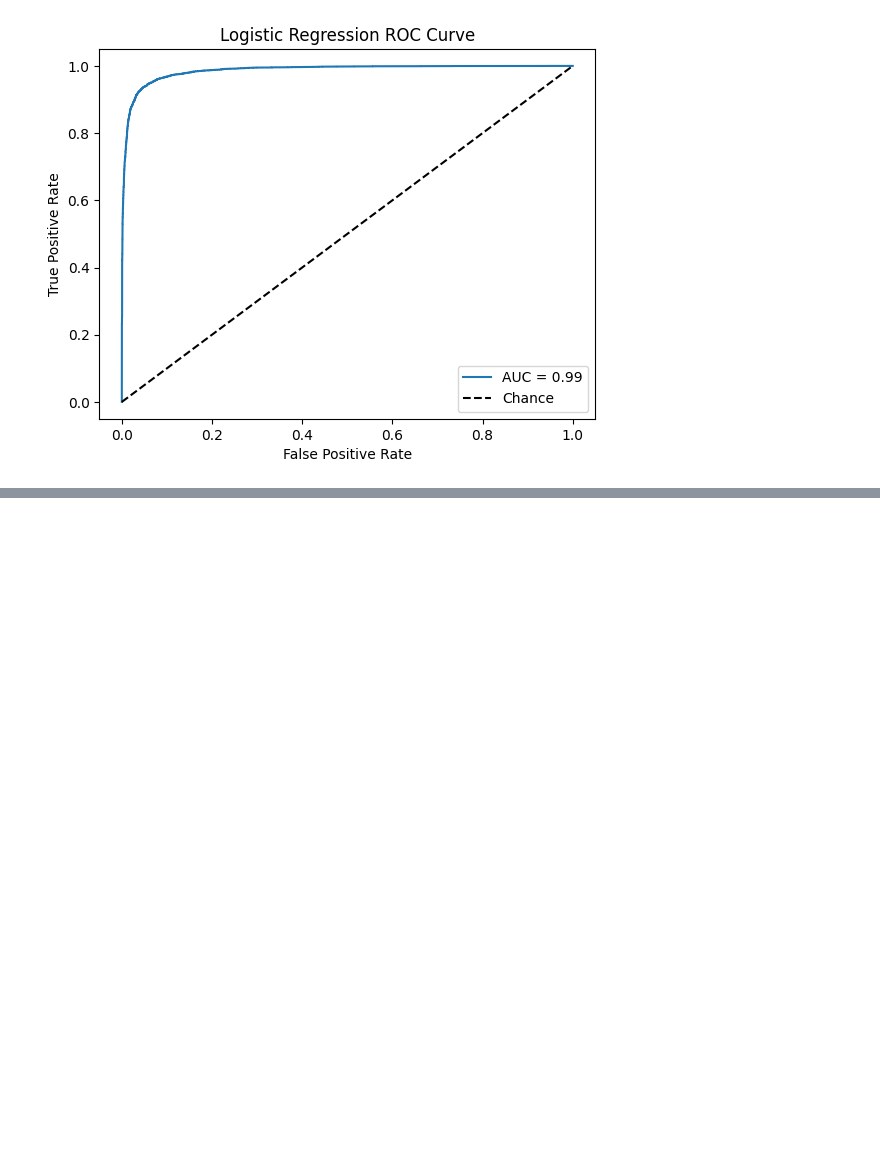
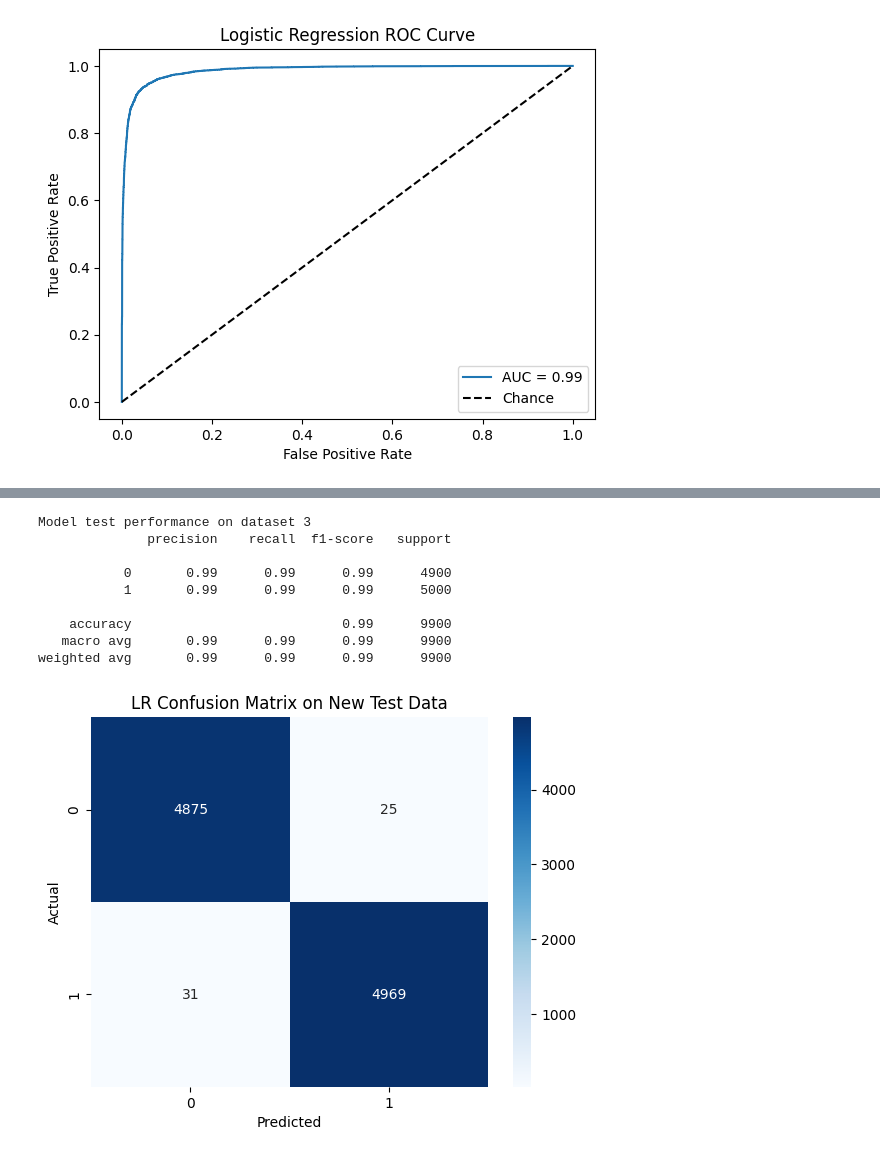
Before and after one commit to ajace13/Data-Ethics-Misinformation-Project, a Jupyter notebook: analysis.ipynb, the cells around one changed output, grey strips where cells are left out. Saved outputs shown, nothing was run; the diff lists cells and outputs as text; code cells hidden in the pictures; blank space fills up the shorter version.

Commit message:
Testing models on new unseen datasets

```diff
--- a/analysis.ipynb
+++ b/analysis.ipynb
@@ -389,0 +401,11 @@ plt.show()
+# %%
+# Uploading Dataset 3
+dataset_3 = pd.read_csv(r"C:\Users\aidan\OneDrive - The University of Chicago\UChicago Year 3\Data 259 - Data Ethics\Project\Data-Ethics-Misinformation-Project\Data\fake_and_real_news.csv")
+dataset_3_df = pd.DataFrame(dataset_3)
+dataset_3_df['label'] = dataset_3['label'].replace({'Fake': 1, 'Real': 0})
+dataset_3_df.columns = dataset_3_df.columns.str.lower()
+dataset_3_df = dataset_3_df.dropna()
+df3 = dataset_3_df.sample(frac=1, random_state=42)
+
+df3_clean = pre_process_text_only(df3)
+df3_clean
@@ -389,0 +426,35 @@ plt.show()
+# %%
+# Vectorize
+# Note to self: .transform() instead of .fit_transform() when matching feature size for Vectorization for cross-testing
+X3 = tfidf.transform(df3_clean['cleaned_text'])
+y3 = df3_clean['label']
+# %%
+# # Testing  model on new data
+# X1 = tfidf.fit_transform(df2['cleaned_text'])
+# y1 = df2['label']
+# X_train1, X_test1, y_train1, y_test1 = train_test_split(X1, y1, test_size=0.2, stratify=y1, random_state=42)
+# lr_model2 = LogisticRegression()
+# lr_model2.fit(X_train1, y_train1)
+
+# lr_model2 was trained with dataset 2 and is now predicting dataset 3
+y_pred_no = lr_model2.predict(X3)
+print("Model test performance on dataset 3")
+print(classification_report(y3, y_pred_no))
+
+cm_no = confusion_matrix(y3, y_pred_no)
+sns.heatmap(cm_no, annot=True, fmt='d', cmap='Blues')
+plt.title('LR Confusion Matrix on New Test Data')
+plt.xlabel('Predicted')
+plt.ylabel('Actual')
+plt.show()
+# %% [output]
+Model test performance on dataset 3
+              precision    recall  f1-score   support
+
+           0       0.99      0.99      0.99      4900
+           1       0.99      0.99      0.99      5000
+
+    accuracy                           0.99      9900
+   macro avg       0.99      0.99      0.99      9900
+weighted avg       0.99      0.99      0.99      9900
+[figure, added]
```
Also changed, not shown: parts of 12 cells of this notebook, 2 other files.
